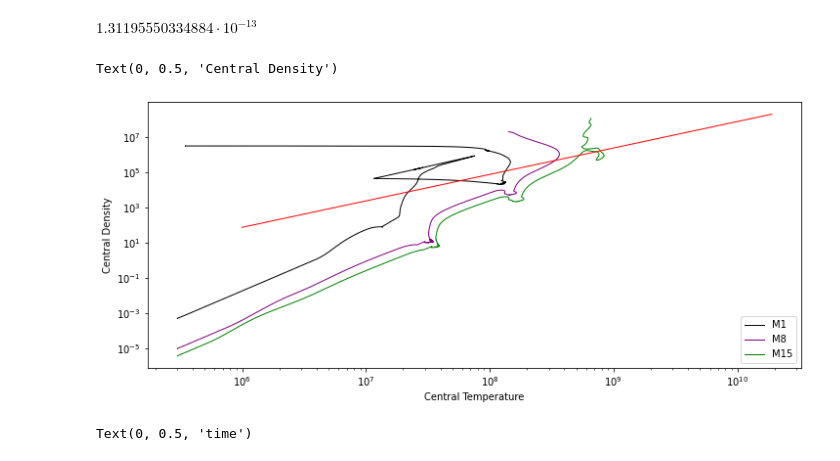
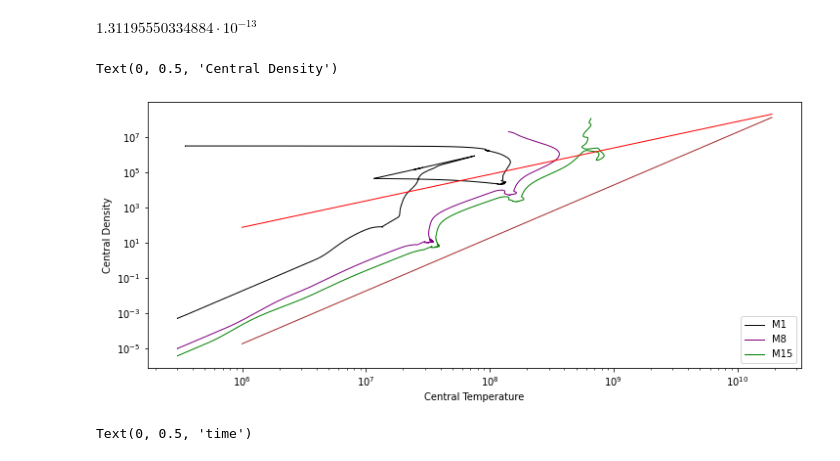
Before and after one commit to SudatKhan/ast341_hw, a Jupyter notebook: ast_hw6.ipynb, the cells around one changed output. Drawn from its saved outputs; the diff is of its cells as text; code cells hidden in the pictures.

```diff
--- a/ast_hw6.ipynb
+++ b/ast_hw6.ipynb
@@ -52,29 +52,33 @@ m_e = 9.109*10**(-28)
 h = 6.626 * 10**(-27)
 m_h = 1.674*10**(-24)
 mu_e = 1.17
+sigma = 5.67*10**(-5)
 simplify((20*m_e/h**2) * (math.pi/3)**(2/3) * m_h**(5/3) * mu_e**(5/3))
 # %% [output]
 $\displaystyle 1.31195550334884 \cdot 10^{-13}$
 # %%
 fig = plt.figure(figsize=(12,5))
 
 plt.plot(central_temperature, central_density, lw=1, c='black', label = 'M1')
 plt.plot(central_temperature_8, central_density_8, lw=1, c='purple', label='M8' )
 plt.plot(central_temperature_15, central_density_15, lw=1, c='green', label= 'M15')
 
 def rho(T):
     return ((N_a*kB*T/mu) * 1.31195550334885*10**(-13))**(3/2)
+def density(T):
+    return (4* mu * sigma * T**3) / (3 * N_a * kB * 3.0*10**10)
 T = np.linspace(10**6, 19*10**9, 1000)
 plt.plot(T, rho(T), lw=1.0, c="red")
+plt.plot(T,density(T), lw=1.0, c='brown')
 
 plt.legend()
 plt.yscale('log')
 plt.xscale('log')
 plt.xlabel('Central Temperature')
 plt.ylabel('Central Density')
 # %% [output]
 Text(0, 0.5, 'Central Density')
-[figure, old version]
+[figure, new version]
 # %%
 fig = plt.figure(figsize=(12,5))
 
```
